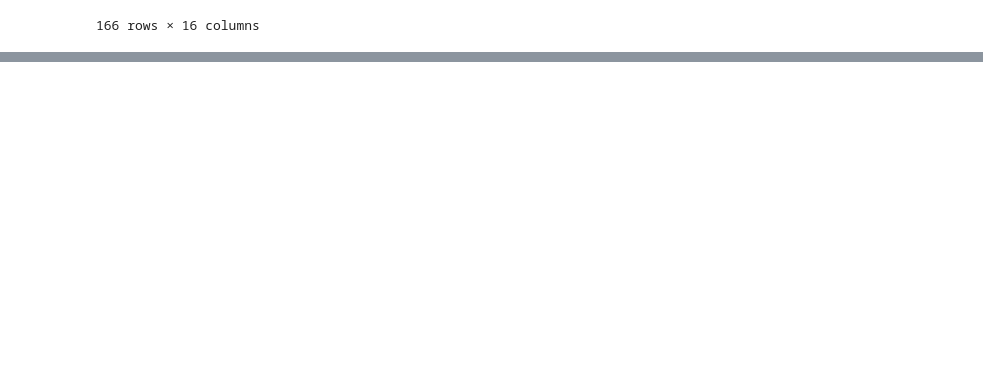
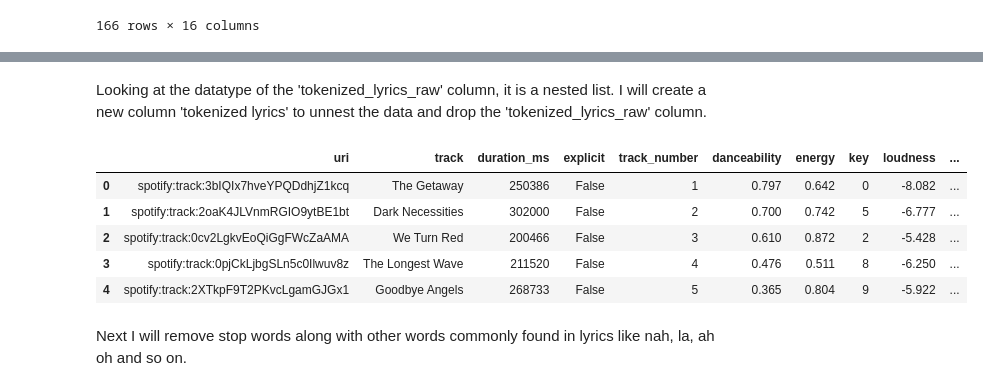
Before and after one commit to klsalcedo/lyric_generation, a Jupyter notebook: lyric_generation.ipynb, the cells around one changed output, grey strips where cells are left out. Drawn from its saved outputs; the diff is of its cells as text; code cells hidden in the pictures; blank space fills up the shorter version.

```diff
--- a/lyric_generation.ipynb
+++ b/lyric_generation.ipynb
@@ -89,0 +219,27 @@ rhcp
+# %% [markdown]
+Looking at the datatype of the 'tokenized_lyrics_raw' column, it is a nested list. I will create a new column 'tokenized lyrics' to unnest the data and drop the 'tokenized_lyrics_raw' column.
+# %%
+rhcp['tokenized_lyrics'] = None
+
+for i in range(len(rhcp['tokenized_lyrics_raw'])):
+    corpus = []
+    song = rhcp['tokenized_lyrics_raw'][i]
+    for x in range(len(song)):
+        sentence = song[x]
+        for y in range(len(sentence)):
+            word = sentence[y]
+            corpus.append(word)
+    rhcp['tokenized_lyrics'][i] = corpus
+
+rhcp = rhcp.drop(columns=['tokenized_lyrics_raw'], axis=1)
+
+rhcp.head()
+# %% [output]
+|  | uri | track | duration_ms | explicit | track_number | danceability | energy | key | loudness | ... |
+| 0 | spotify:track:3bIQIx7hveYPQDdhjZ1kcq | The Getaway | 250386 | False | 1 | 0.797 | 0.642 | 0 | -8.082 | ... |
+| 1 | spotify:track:2oaK4JLVnmRGIO9ytBE1bt | Dark Necessities | 302000 | False | 2 | 0.700 | 0.742 | 5 | -6.777 | ... |
+| 2 | spotify:track:0cv2LgkvEoQiGgFWcZaAMA | We Turn Red | 200466 | False | 3 | 0.610 | 0.872 | 2 | -5.428 | ... |
+| 3 | spotify:track:0pjCkLjbgSLn5c0Ilwuv8z | The Longest Wave | 211520 | False | 4 | 0.476 | 0.511 | 8 | -6.250 | ... |
+| 4 | spotify:track:2XTkpF9T2PKvcLgamGJGx1 | Goodbye Angels | 268733 | False | 5 | 0.365 | 0.804 | 9 | -5.922 | ... |
+# %% [markdown]
+Next I will remove stop words along with other words commonly found in lyrics like nah, la, ah oh and so on.
```
Also changed, not shown: parts of 87 cells of this notebook, 1 other file.
